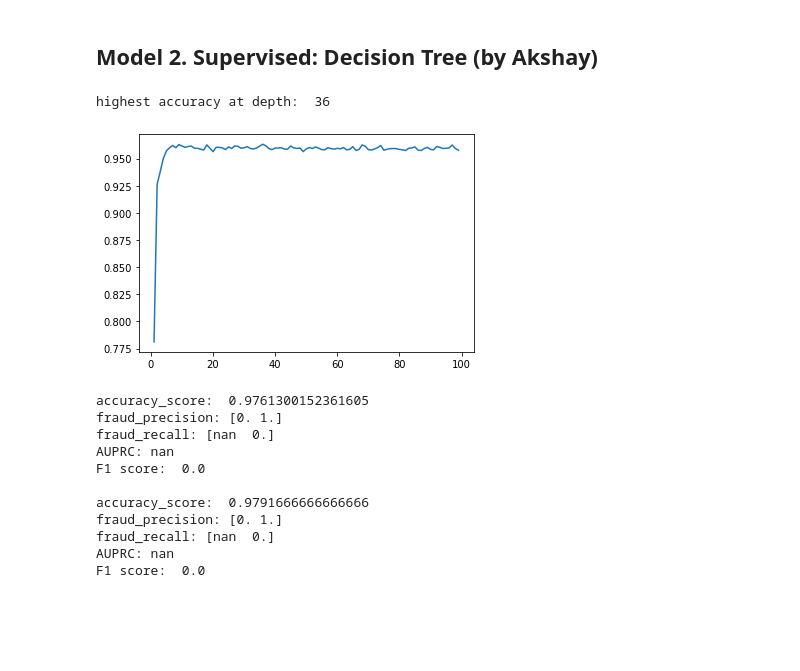
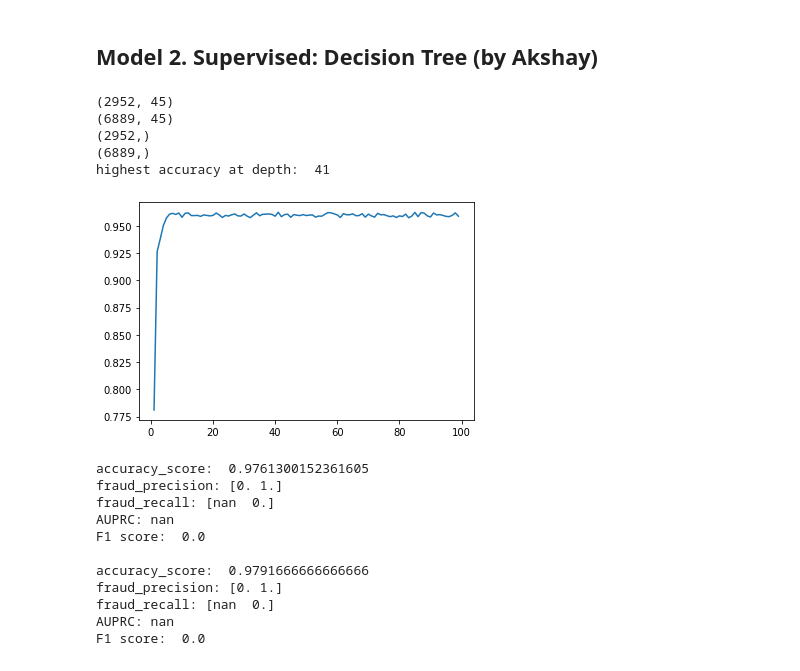
Before and after one commit to kennylee9672/EthereumFraudDetection, a Jupyter notebook: EthereumFraudModeling.ipynb, the cells around one changed output. Saved outputs shown, nothing was run; the diff lists cells and outputs as text; code cells hidden in the pictures; blank space fills up the shorter version.

```diff
--- a/EthereumFraudModeling.ipynb
+++ b/EthereumFraudModeling.ipynb
@@ -299,7 +299,11 @@ class Random_Forest_Model:
         self.df = df
         self.max_depth = 100
         self.test_size = 0.7
+        self.model_name = 'RandomForest'
         self.preprocess_data()
+
+    def get_model_name(self):
+        return self.model_name
 
     def set_max_depth(self, max_depth):
         self.max_depth = max_depth
@@ -315,6 +319,7 @@ class Random_Forest_Model:
         self.train_X, self.test_X, self.train_Y, self.test_Y = train_test_split(self.X, self.y, test_size=test_size, random_state=42)
 
     def run(self):
+        print('Model Name: ', self.get_model_name())
         accuracy_rf, max_depth_rf = [] , []
         for i in range(1, self.max_depth):
 
@@ -325,9 +330,10 @@ class Random_Forest_Model:
             accuracy_rf.append(accuracy_score(self.test_Y, y_pred))
             max_depth_rf.append(i)
 
-        plt.plot(max_depth_rf, accuracy_rf)
+        # plt.plot(max_depth_rf, accuracy_rf)
+        # plt.show()
         max_index = np.array(accuracy_rf).argmax()
-        print('highest accuracy at depth: ', max_depth_rf[max_index])
+        print('Highest Accuracy At Depth: ', max_depth_rf[max_index])
 
         rfc = RandomForestClassifier(max_depth=max_depth_rf[max_index])
         self.evaluate(rfc)
@@ -360,8 +366,8 @@ class Random_Forest_Model:
 # %%
 efm = Ethereum_Fraud_Model()
 df = efm.df.drop(efm.filtered_colns, axis=1)
-print(df.columns)
 rfm = Random_Forest_Model(df)
 rfm.set_max_depth(100)
-rfm.run()
+efm.add_model(rfm)
+efm.run_model(model_name='RandomForest')
 # %% [output]
@@ -388,32 +394,42 @@ F1 score:  0.872852233676976
 # %%
 from sklearn.tree import DecisionTreeClassifier
 from sklearn.ensemble import RandomForestClassifier
 from sklearn.model_selection import KFold
 
 df = efm.df.drop(efm.filtered_colns, axis=1)
 df.fillna(df.median(), inplace=True)
 df.head()
 
 X = df.drop(columns=[TARGET_FEATURE])
 Y = df[TARGET_FEATURE]
-train_X, test_X, train_Y, test_Y = train_test_split(X, y, test_size=0.7,random_state=1)
+train_X, test_X, train_Y, test_Y = train_test_split(X, Y, test_size=0.7,random_state=1)
+
+print(train_X.shape)
+print(test_X.shape)
+print(train_Y.shape)
+print(test_Y.shape)
+
 
 accuracy_dt, max_depth_dt = [] , []
 for i in range(1,100):
     clf_r = DecisionTreeClassifier(max_depth=i)
     clf_r = clf_r.fit(train_X,train_Y)
     y_pred = clf_r.predict(test_X)
     accuracy_dt.append(accuracy_score(test_Y,y_pred))
     max_depth_dt.append(i)
 
 plt.plot(max_depth_dt,accuracy_dt)
 max_value = max(accuracy_dt)
 max_index = accuracy_dt. index(max_value)
-print('highest accuracy at depth: ',max_depth_dt[max_index])
+print('Highest Accuracy At Depth: ',max_depth_dt[max_index])
 dtc = DecisionTreeClassifier(max_depth=max_depth_dt[max_index])
 # %% [output]
-highest accuracy at depth:  36
+(2952, 45)
+(6889, 45)
+(2952,)
+(6889,)
+highest accuracy at depth:  41
-[figure, old version]
+[figure, new version]
 # %%
 from sklearn.model_selection import KFold
 
```
Also changed, not shown: parts of 1 cell of this notebook.
